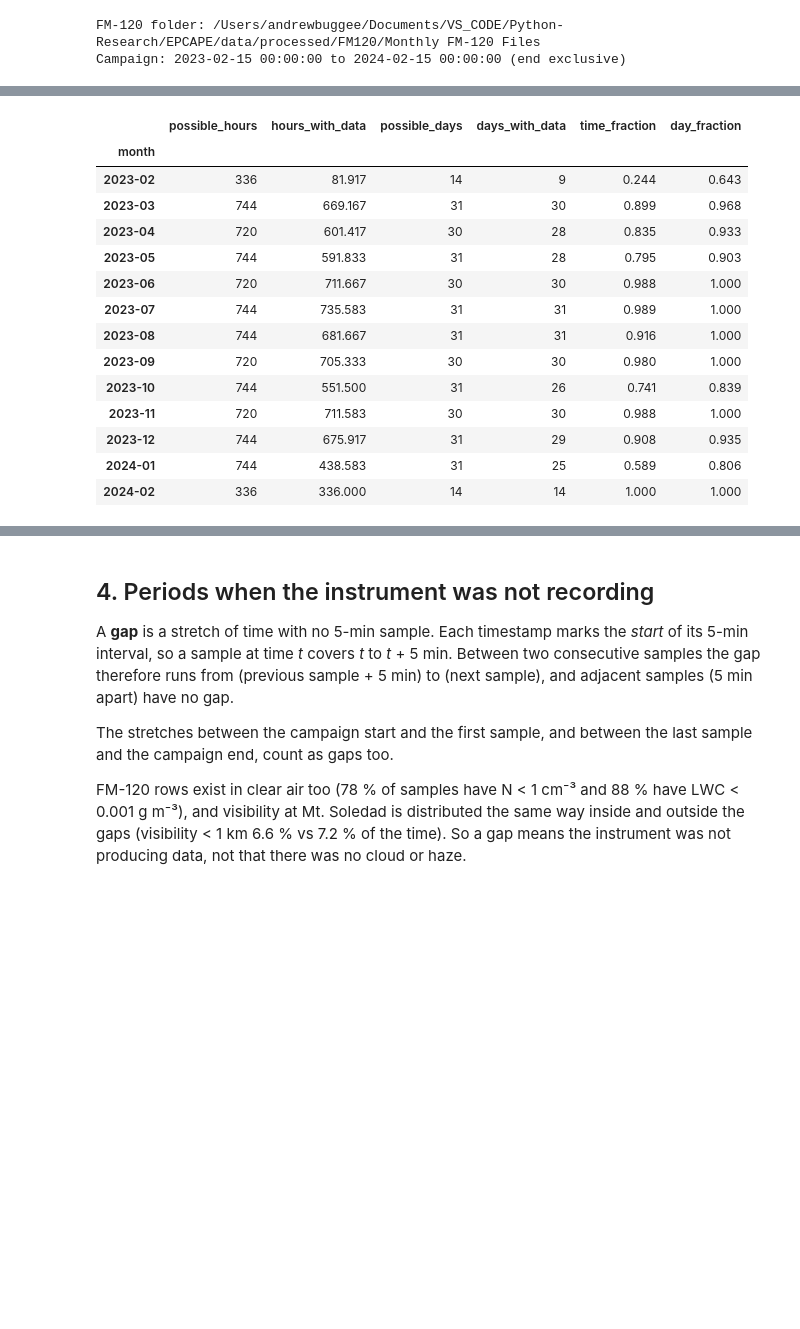
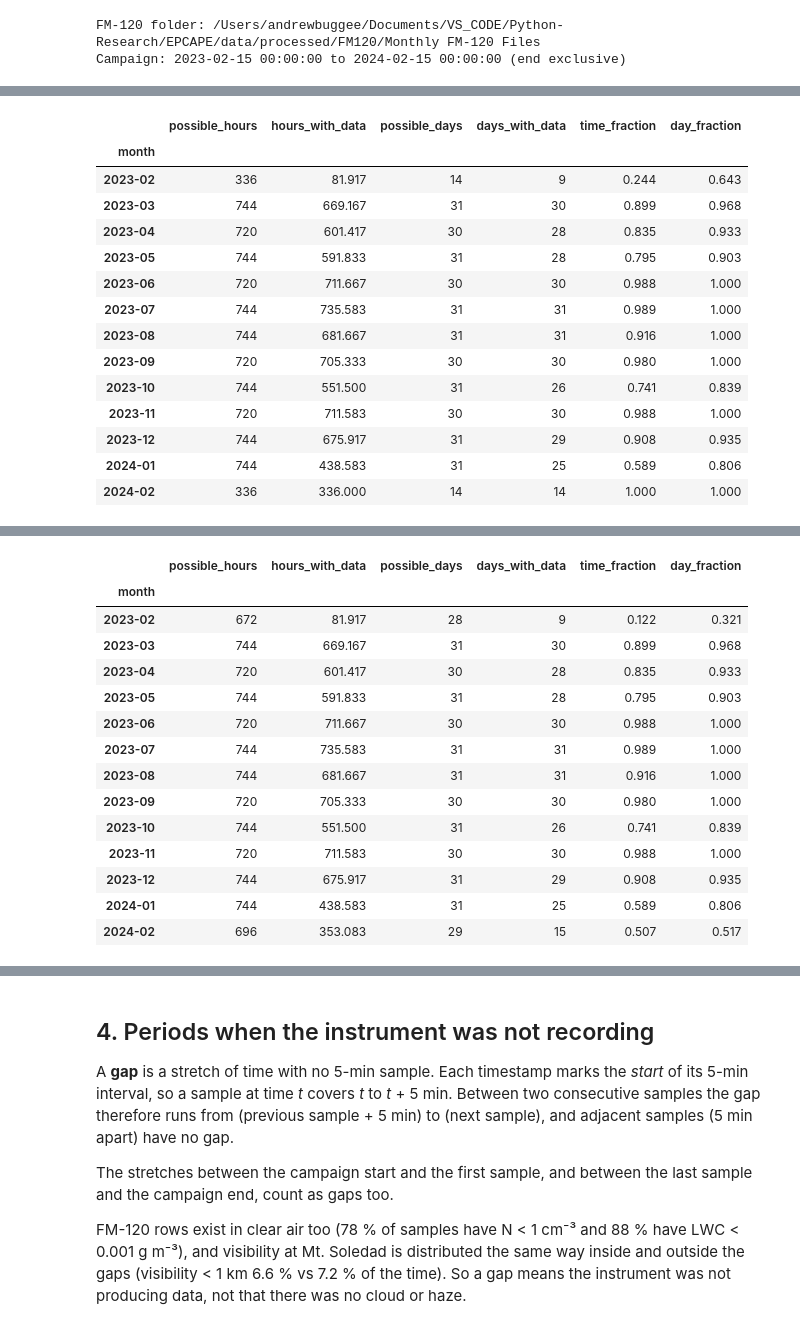
Before and after one commit to andrewjbuggee/Python-Research, a Jupyter notebook: EPCAPE/comparisons/data_availability/data_availability.ipynb, the cells around one changed output, grey strips where cells are left out. Saved outputs shown, nothing was run; the diff lists cells and outputs as text; code cells hidden in the pictures; blank space fills up the shorter version.

```diff
--- a/EPCAPE/comparisons/data_availability/data_availability.ipynb
+++ b/EPCAPE/comparisons/data_availability/data_availability.ipynb
@@ -33,9 +41,9 @@ with open(EPCAPE_DIR / "config.yaml") as f:
 CAMPAIGN_START = pd.Timestamp(campaign["start"])                       # 2023-02-15 00:00 (inclusive)
 CAMPAIGN_END = pd.Timestamp(campaign["end"]) + pd.Timedelta(days=1)   # 2024-02-15 00:00 (exclusive)
 
-# True  -> the first/last months only count time inside the campaign window (what the ARM rows seem to do).
-# False -> every month uses its full calendar length.
-USE_CAMPAIGN_WINDOW = True
+# Whole calendar months spanning the campaign: 2023-02-01 00:00 to 2024-03-01 00:00 (exclusive).
+FULL_MONTHS_START = CAMPAIGN_START.to_period("M").start_time
+FULL_MONTHS_END = (CAMPAIGN_END - pd.Timedelta(days=1)).to_period("M").end_time.ceil("D")
 
 print("FM-120 folder:", FM120_DIR)
 print("Campaign:", CAMPAIGN_START, "to", CAMPAIGN_END, "(end exclusive)")
@@ -63,9 +73,10 @@ assert (fm120.index == fm120.index.floor(SAMPLE_INTERVAL)).all(), "timestamps of
 BULK_COLUMNS = ["T Ambient (C)", "PAS (m/s)", "Number Conc (#/cm^3)", "LWC (g/m^3)", "MVD (um)", "ED (um)"]
 fm120 = fm120.dropna(subset=BULK_COLUMNS, how="all")
 
-# Keep only samples inside the campaign window.
+# Keep every sample for the whole-month table, and the campaign-window subset for everything else.
+fm120_all = fm120
 in_campaign = (fm120.index >= CAMPAIGN_START) & (fm120.index < CAMPAIGN_END)
-print(f"Samples outside the campaign window (dropped): {(~in_campaign).sum()}")
+print(f"Samples outside the campaign window (only used in table B): {(~in_campaign).sum()}")
 fm120 = fm120[in_campaign]
 
 print(f"{len(files)} files, {len(fm120)} valid 5-min samples, "
@@ -78,33 +91,39 @@ Samples outside the campaign window (dropped): 205
 # %%
-# --- Numerator: time with data in each month ---------------------------------
-month = fm120.index.to_period("M")
-samples = fm120.groupby(month).size()
-hours_with_data = samples * SAMPLE_INTERVAL / pd.Timedelta(hours=1)
+def availability(data: pd.DataFrame, window_start: pd.Timestamp,
+                 window_end: pd.Timestamp) -> pd.DataFrame:
+    """Monthly availability over the window window_start (inclusive) to window_end
+    (exclusive), counting the 5-min samples of `data` that fall inside it."""
+    # --- Numerator: time with data in each month -------------------------------
+    data = data[(data.index >= window_start) & (data.index < window_end)]
+    month = data.index.to_period("M")
+    hours_with_data = data.groupby(month).size() * SAMPLE_INTERVAL / pd.Timedelta(hours=1)
+    # Days with at least one sample, for comparison with the time-based number.
+    days_with_data = pd.Series(data.index.normalize().unique()).dt.to_period("M").value_counts()
 
-# Also count days with at least one sample, for comparison with the time-based number.
-days_with_data = pd.Series(fm120.index.normalize().unique()).dt.to_period("M").value_counts()
+    # --- Denominator: every day in the window, counted per month ---------------
+    all_days = pd.date_range(window_start, window_end, freq="D", inclusive="left")
+    possible_days = pd.Series(1, index=all_days).groupby(all_days.to_period("M")).size()
 
-# --- Denominator: total time each month could have been measured -------------
-# Build every hour that is eligible (campaign window, or whole calendar months spanning it)
-# and count how many fall in each month.
-if USE_CAMPAIGN_WINDOW:
-    period_start, period_end = CAMPAIGN_START, CAMPAIGN_END
-else:
-    period_start = CAMPAIGN_START.to_period("M").start_time
-    period_end = (CAMPAIGN_END - pd.Timedelta(days=1)).to_period("M").end_time.ceil("D")
-all_days = pd.date_range(period_start, period_end, freq="D", inclusive="left")
-possible_days = pd.Series(1, index=all_days).groupby(all_days.to_period("M")).size()
-possible_hours = possible_days * 24
+    # --- Combine ----------------------------------------------------------------
+    table = pd.DataFrame({
+        "possible_hours": possible_days * 24,
+        "hours_with_data": hours_with_data,
+        "possible_days": possible_days,
+        "days_with_data": days_with_data,
+    }).fillna(0)
+    table["time_fraction"] = table["hours_with_data"] / table["possible_hours"]
+    table["day_fraction"] = table["days_with_data"] / table["possible_days"]
+    table.index.name = "month"
+    return table
 
-# --- Combine into one table --------------------------------------------------
-avail = pd.DataFrame({
-    "possible_hours": possible_hours,
-    "hours_with_data": hours_with_data,
-    "possible_days": possible_days,
-    "days_with_data": days_with_data,
-}).fillna(0)
-avail["time_fraction"] = avail["hours_with_data"] / avail["possible_hours"]
-avail["day_fraction"] = avail["days_with_data"] / avail["possible_days"]
-avail.index.name = "month"
-avail.round(3)
+
+# Table A: Feb 2023 and Feb 2024 count only their campaign days.
+avail = availability(fm120, CAMPAIGN_START, CAMPAIGN_END)
+# Table B: every month counts all of its hours, and all data recorded in it.
+avail_full = availability(fm120_all, FULL_MONTHS_START, FULL_MONTHS_END)
+
+print("A. Campaign days only")
+display(avail.round(3))
+print("B. Whole month")
+display(avail_full.round(3))
 # %% [output]
@@ -126,3 +147,18 @@ avail.round(3)
+|  | possible_hours | hours_with_data | possible_days | days_with_data | time_fraction | day_fraction |
+| month |  |  |  |  |  |  |
+| 2023-02 | 672 | 81.917 | 28 | 9 | 0.122 | 0.321 |
+| 2023-03 | 744 | 669.167 | 31 | 30 | 0.899 | 0.968 |
+| 2023-04 | 720 | 601.417 | 30 | 28 | 0.835 | 0.933 |
+| 2023-05 | 744 | 591.833 | 31 | 28 | 0.795 | 0.903 |
+| 2023-06 | 720 | 711.667 | 30 | 30 | 0.988 | 1.000 |
+| 2023-07 | 744 | 735.583 | 31 | 31 | 0.989 | 1.000 |
+| 2023-08 | 744 | 681.667 | 31 | 31 | 0.916 | 1.000 |
+| 2023-09 | 720 | 705.333 | 30 | 30 | 0.980 | 1.000 |
+| 2023-10 | 744 | 551.500 | 31 | 26 | 0.741 | 0.839 |
+| 2023-11 | 720 | 711.583 | 30 | 30 | 0.988 | 1.000 |
+| 2023-12 | 744 | 675.917 | 31 | 29 | 0.908 | 0.935 |
+| 2024-01 | 744 | 438.583 | 31 | 25 | 0.589 | 0.806 |
+| 2024-02 | 696 | 353.083 | 29 | 15 | 0.507 | 0.517 |
 # %% [markdown]
 ## 3. Result in the layout of the DataAvailability tab
 
```
Also changed, not shown: parts of 16 cells of this notebook, 2 other files.
